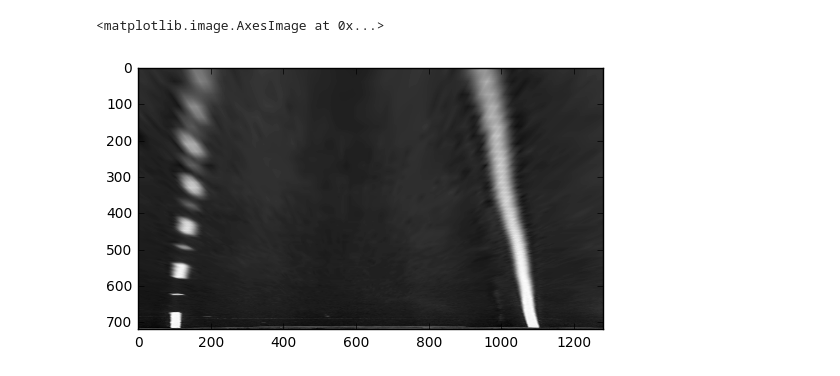
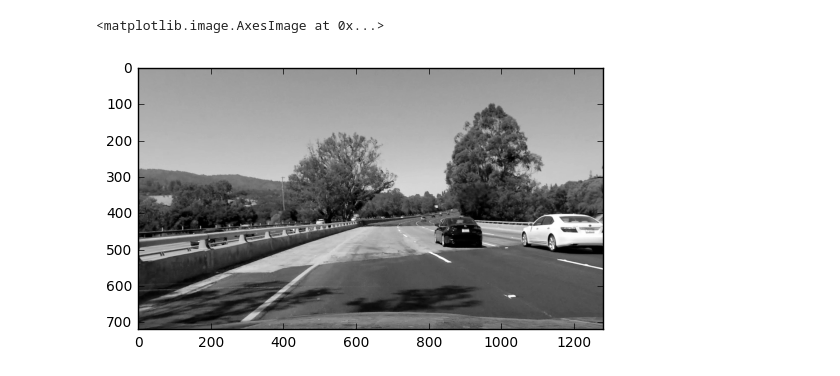
Before and after one commit to alpernkanli/CarND-Advanced-Lane-Lines, a Jupyter notebook: Explore.ipynb, the cells around one changed output. Cells and saved outputs as stored; diff of their text form; code cells hidden in the pictures.

```diff
--- a/Explore.ipynb
+++ b/Explore.ipynb
@@ -42,7 +33,7 @@ def calibrate():
             objpoints.append(objp)
             imgpoints.append(corners)
 
-    ret, mtx, dist, rvecs, tvecs = cv2.calibrateCamera(objpoints, imgpoints, (img.shape[0], img.shape[1]), None, None)
+    ret, mtx, dist, rvecs, tvecs = cv2.calibrateCamera(objpoints, imgpoints, gray.shape[::-1], None, None)
 
     calibration_parameters = {}
     calibration_parameters["mtx"] = mtx
@@ -82,5 +56,11 @@ plt.imshow(undist, cmap='gray')
-# %%
-plt.imshow(warped, cmap='gray')
-# %% [output]
-<matplotlib.image.AxesImage at 0x...>
-[figure, removed]
+# %%
+gray = cv2.cvtColor(image, cv2.COLOR_BGR2GRAY)
+
+mtx, dist = calibrate()
+
+gray = undistort(gray, mtx, dist)
+
+plt.imshow(gray, cmap='gray')
+# %% [output]
+<matplotlib.image.AxesImage at 0x...>
+[figure, added]
```
Also changed, not shown: parts of 12 cells of this notebook, 5 other files.
